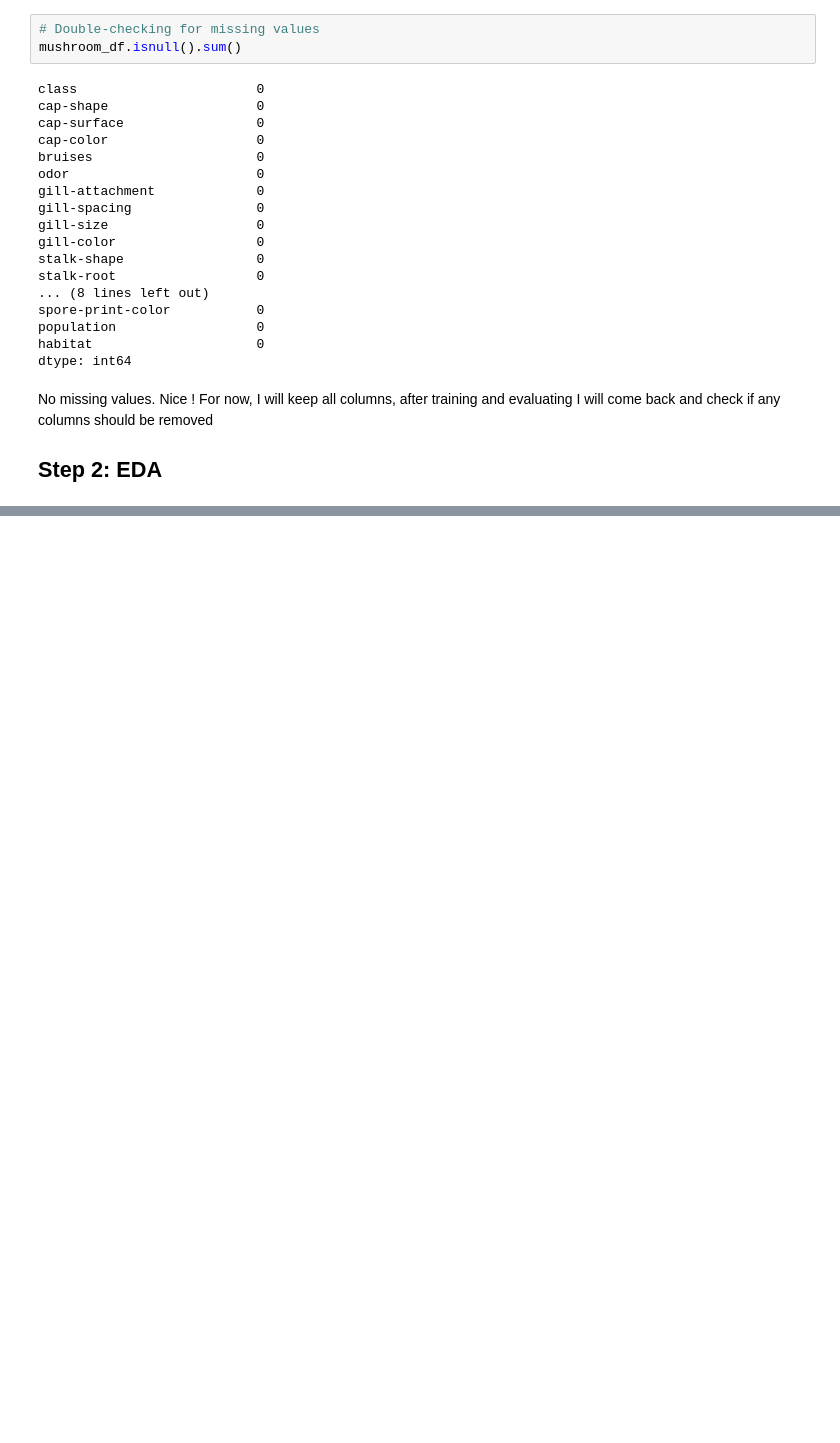
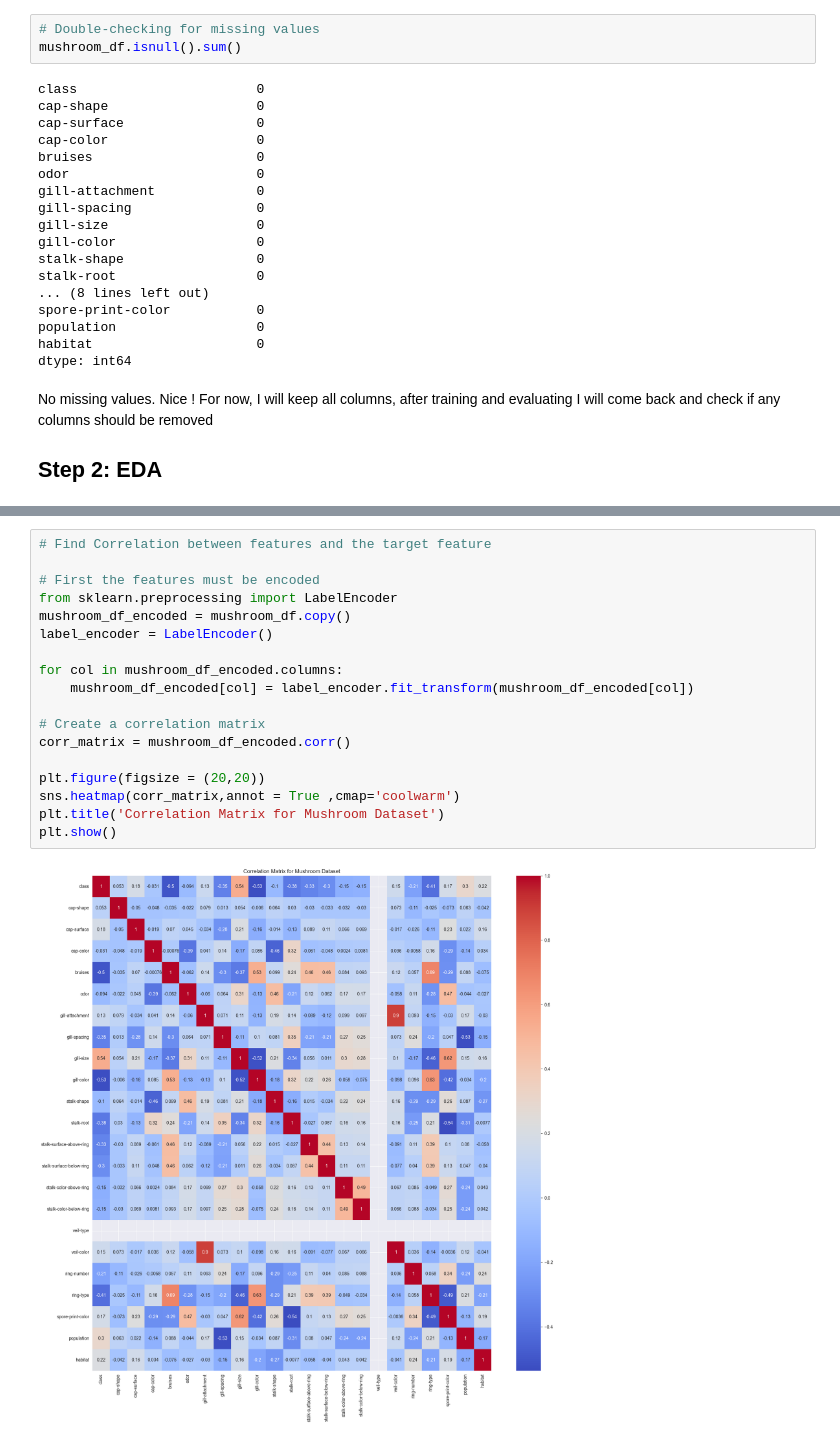
Before and after one commit to GeorgeBonilla-1/MachineLearningAssignments, a Jupyter notebook: notebooks/HW3.ipynb, the cells around one changed output, grey strips where cells are left out. Cells and saved outputs as stored; diff of their text form; blank space fills up the shorter version.

```diff
--- a/notebooks/HW3.ipynb
+++ b/notebooks/HW3.ipynb
@@ -139,0 +171,20 @@ For now, I will keep all columns, after training and evaluating I will come back
+# %%
+# Find Correlation between features and the target feature
+
+# First the features must be encoded
+from sklearn.preprocessing import LabelEncoder
+mushroom_df_encoded = mushroom_df.copy()
+label_encoder = LabelEncoder()
+
+for col in mushroom_df_encoded.columns:
+    mushroom_df_encoded[col] = label_encoder.fit_transform(mushroom_df_encoded[col])
+
+# Create a correlation matrix
+corr_matrix = mushroom_df_encoded.corr()
+
+plt.figure(figsize = (20,20))
+sns.heatmap(corr_matrix,annot = True ,cmap='coolwarm')
+plt.title('Correlation Matrix for Mushroom Dataset')
+plt.show()
+# %% [output]
+[figure, added]
```
Also changed, not shown: parts of 5 cells of this notebook.
